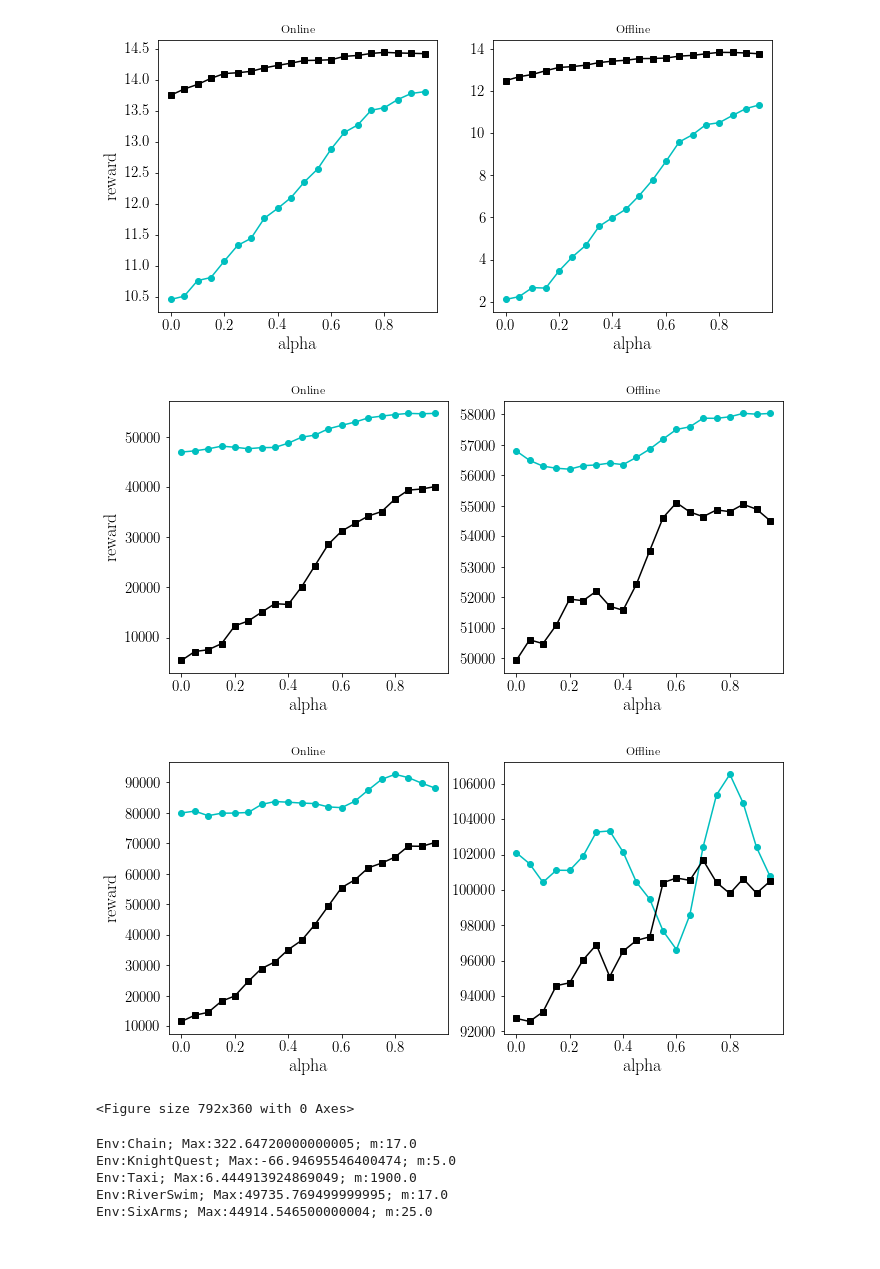
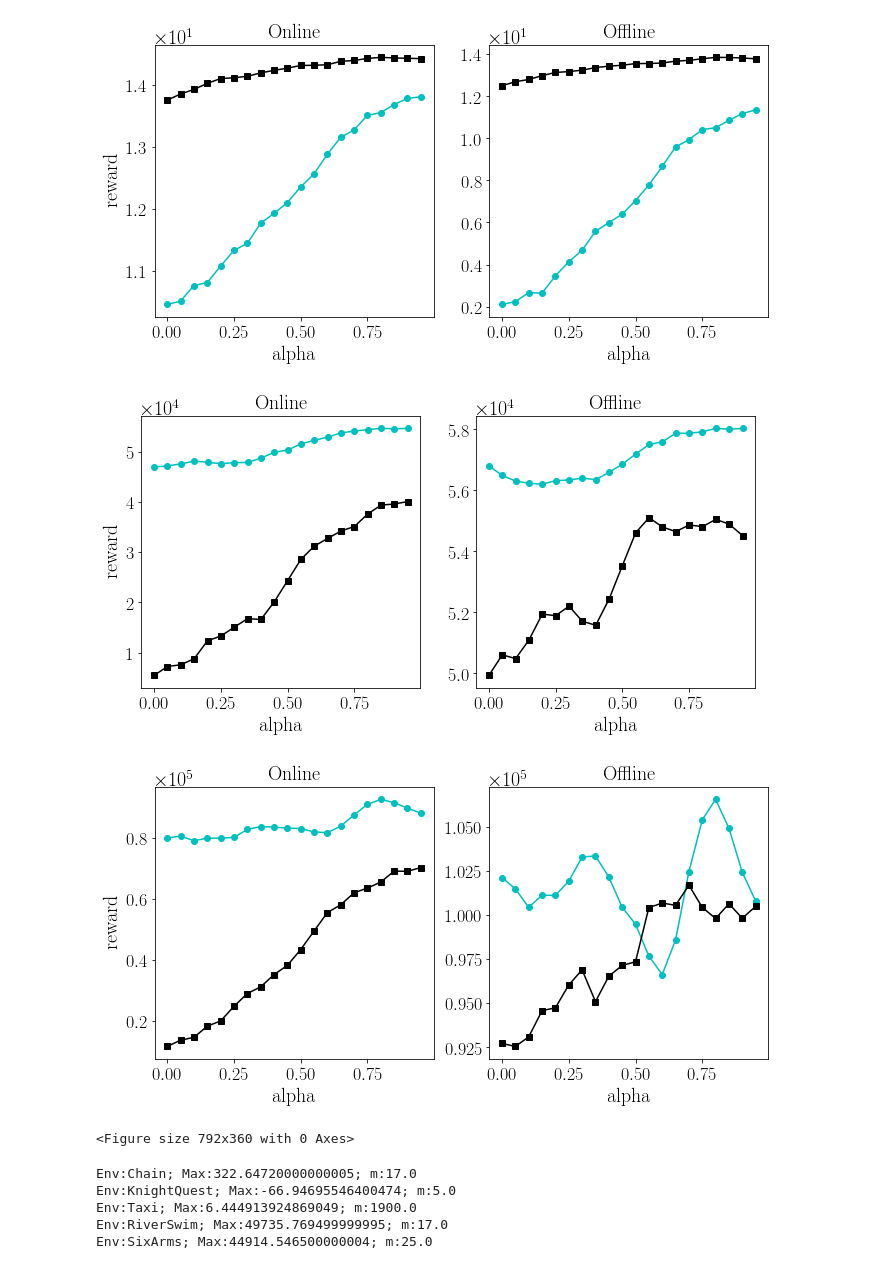
Before and after one commit to albertometelli/weightedDQN, a Jupyter notebook: q_learning/notebook.ipynb, the cells around one changed output. Drawn from its saved outputs; the diff is of its cells as text; code cells hidden in the pictures.

```diff
--- a/q_learning/notebook.ipynb
+++ b/q_learning/notebook.ipynb
@@ -17,8 +17,8 @@ plt.rc('font', family='serif')
 plt.rc('text', usetex=True)
 
 LEGEND_FONT_SIZE = 12
-AXIS_FONT_SIZE = 18
-TICKS_FONT_SIZE = 15
+AXIS_FONT_SIZE = 20
+TICKS_FONT_SIZE = 18
 
 figs = []
 %matplotlib inline
@@ -52,7 +52,7 @@ ls = [linestyles['solid'], linestyles['dashed'], linestyles['dashdashdotted'],li
       linestyles['dotted'], linestyles['dashdotted'], linestyles['dashdotdotted'],
       linestyles['densely dashed'],  linestyles['loosely dashdashdotted']]
 
-col = ['c', 'k','orange', 'purple','r', 'b', 'g', 'y','brown','magenta','#BC8D0B']
+col = ['c', 'k','orange', 'purple','r', 'b', 'g', 'y','brown','magenta','#BC8D0B',"#006400"]
 markers = ['o', 's', 'v', 'D', 'x', '*', '|', '+', '^','2','1','3','4']
 # %%
 def plot_ci(xs, ys, conf, n, xlabel=None, ylabel=None, label=None, ax=None, **kwargs):
@@ -104,6 +104,10 @@ def plot_ci(xs, ys, conf, n, xlabel=None, ylabel=None, label=None, ax=None, **kw
         ax.set_xlabel(xlabel, fontsize=AXIS_FONT_SIZE)
     if ylabel is not None:
         ax.set_ylabel(ylabel, fontsize=AXIS_FONT_SIZE)
+    ax.ticklabel_format(style='sci',scilimits=(0,0))
+    ax.xaxis.offsetText.set_fontsize(TICKS_FONT_SIZE+2)
+    ax.yaxis.offsetText.set_fontsize(TICKS_FONT_SIZE+2)
     ax.tick_params(labelsize=TICKS_FONT_SIZE)
+
     return ax
 # %%
@@ -277,16 +291,17 @@ alg_to_label={
         'gaussian-ql':'G-WQL'
 }
 policy_to_label={
-        'weighted':'W',
+        'weighted':'PS',
         'vpi':'V',
         'eps-greedy':'e-Gree',
         'boltzmann':'Boltz',
         'boot':'Boot',
-        'weighted-gaussian':'W'
+        'weighted-gaussian':'PS'
 }
 update_to_label={
-        'weighted':'W',
-        'mean':'M',
+        'weighted':'PO',
+        'mean':'MO',
+        'optimistic':'OO',
         '':''
 }
 alg_to_double_vec ={
@@ -301,6 +316,7 @@ n_col = 2
 subsample = 4
 legend_labels = []
 legend_colors = []
+legend_markers = []
 for e,env in enumerate(environments):
     #if e % n_col ==0:
     fig, ax = plt.subplots(1, 2, figsize=(11, 5))
@@ -342,12 +358,12 @@ for e,env in enumerate(environments):
                             legend_colors.append(col[i])
                             legend_markers.append(markers[i])
                         indexes = [i*subsample for i in range(len(timesteps) // subsample)]
-                        ax[0].set_title('Online')
+                        ax[0].set_title('Online', fontdict={'fontsize':20})
                         ax[0] = plot_ci(timesteps[indexes],cum_reward_train[:,indexes], conf,
-                                    n_runs, xlabel='samples', ylabel='score', label=lab,
+                                    n_runs, xlabel='samples', ylabel='average return', label=lab,
                                     ax=ax[0], linewidth=2.0, linestyle=ls[0], color=col[i], marker = markers[i])
                         #ax[0].set_ylim(limits[e])
-                        ax[1].set_title('Offline')
+                        ax[1].set_title('Offline', fontdict={'fontsize':20})
                         ax[1] = plot_ci(timesteps[indexes], cum_reward_test[:,indexes], conf,
                                     n_runs, xlabel='samples', ylabel=None,
                                     ax=ax[1], linewidth=2.0, linestyle=ls[0], color=col[i], marker=markers[i])
@@ -508,17 +528,17 @@ alg_to_label={
         'boot-ql':'BQL'
 }
 policy_to_label={
-        'weighted':'W',
+        'weighted':'PS',
         'vpi':'V',
         'eps-greedy':'e-Gree',
         'boltzmann':'Boltz',
         'boot':'Boot',
-        'ucb':'UCB'
+        'ucb':'OFU'
 }
 update_to_label={
-        'weighted':'W',
-        'mean':'M',
-        'optimistic':'OFU',
+        'weighted':'PO',
+        'mean':'MO',
+        'optimistic':'OO',
         '':''
 }
 conf = 0.95
@@ -599,19 +619,22 @@ for e,env in enumerate(environments):
                 lim=limits[e]
                 N = 4
                 zs_train = running_mean(zs_train,N)
-                ax[0].set_title('Online')
+                ax[0].set_title('Online', fontdict={'fontsize':20})
                 ax[0].plot(xs,zs_train,label=label,color=color, marker=markers[i])
                 #ax[0].set_ylim(bottom=lim[0],top=lim[1])
                 zs_test = running_mean(zs_test,N)
-                ax[1].set_title("Offline")
+                ax[1].set_title("Offline", fontdict={'fontsize':20})
                 ax[1].plot(xs,zs_test,color=color, marker=markers[i])
                 #ax[0].set_ylim(bottom=lim[0],top=lim[1])
 
                 ax[0].set_xlabel('alpha', fontsize=AXIS_FONT_SIZE)
                 ax[0].set_ylabel('reward', fontsize=AXIS_FONT_SIZE)
                 ax[1].set_xlabel('alpha', fontsize=AXIS_FONT_SIZE)
-
+                ax[0].ticklabel_format(style='sci',scilimits=(0,0))
+                ax[0].yaxis.offsetText.set_fontsize(TICKS_FONT_SIZE+2)
                 ax[0].tick_params(labelsize=TICKS_FONT_SIZE)
+                ax[1].ticklabel_format(style='sci',scilimits=(0,0))
+                ax[1].yaxis.offsetText.set_fontsize(TICKS_FONT_SIZE+2)
                 ax[1].tick_params(labelsize=TICKS_FONT_SIZE)
                 #ax[1].set_ylabel('reward', fontsize=AXIS_FONT_SIZE)
                 #FILL REGION
@@ -647,6 +670,6 @@ fig.savefig('images/init_legend.pdf',format='pdf',bbox_extra_artists=(lgd,), bbo
-[figure, old version]
+[figure, new version]
-[figure, old version]
+[figure, new version]
-[figure, old version]
+[figure, new version]
 <Figure size 792x360 with 0 Axes>
 # %%
 #different inits for particle ql
```
Also changed, not shown: parts of 6 cells of this notebook, 4 other files.
